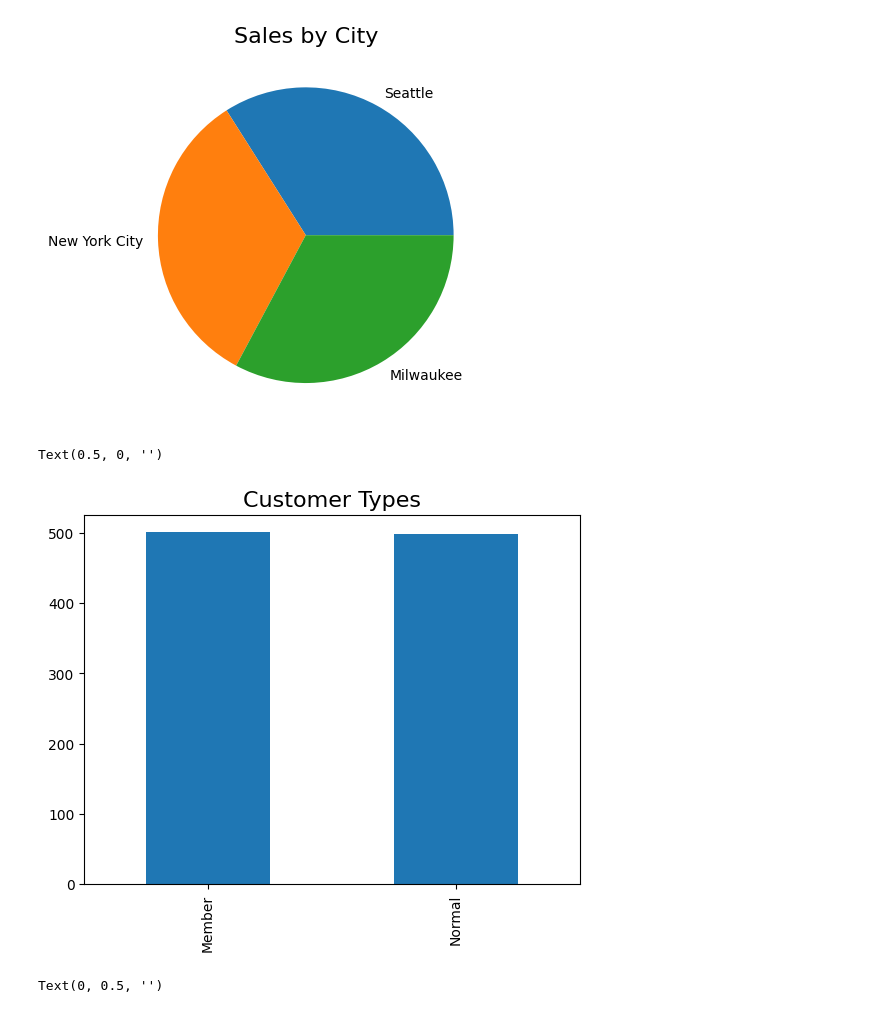
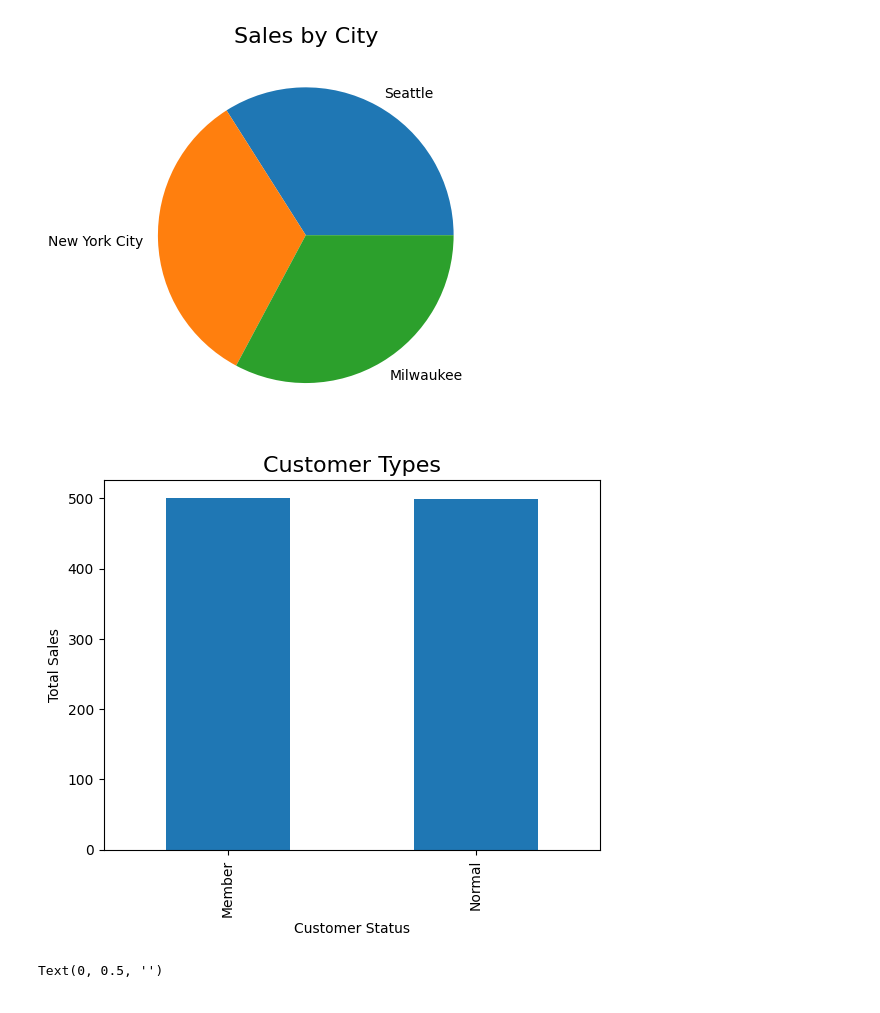
Before and after one commit to callred88/Dataanalysis, a Jupyter notebook: salesanalysis.ipynb, the cells around one changed output. Cells and saved outputs as stored; diff of their text form; code cells hidden in the pictures.

```diff
--- a/salesanalysis.ipynb
+++ b/salesanalysis.ipynb
@@ -156,10 +156,10 @@ plt.ylabel('');
 # %%
 sales_df["Customer_Type"].value_counts().plot.bar()
 plt.title("Customer Types", fontsize= 16);
-plt.xlabel("")
+plt.xlabel("Customer Status")
+plt.ylabel("Total Sales");
 # %% [output]
-Text(0.5, 0, '')
-[figure, old version]
+[figure, new version]
 # %%
 sales_df["Product_Line"].value_counts().plot.pie()
 plt.title("Product Lines", fontsize= 16);
```
